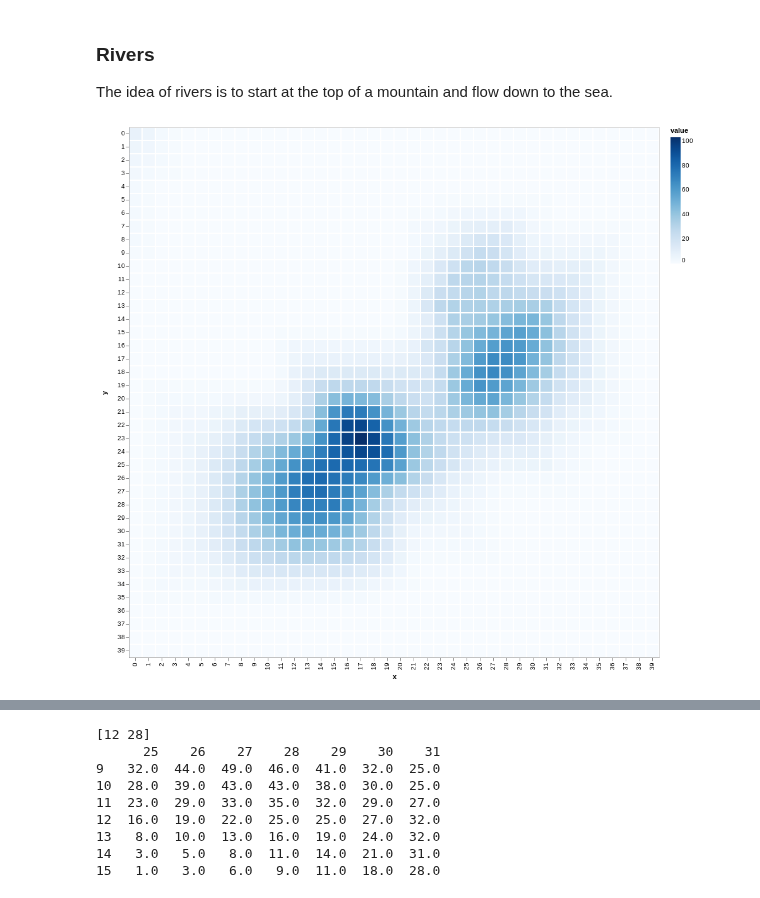
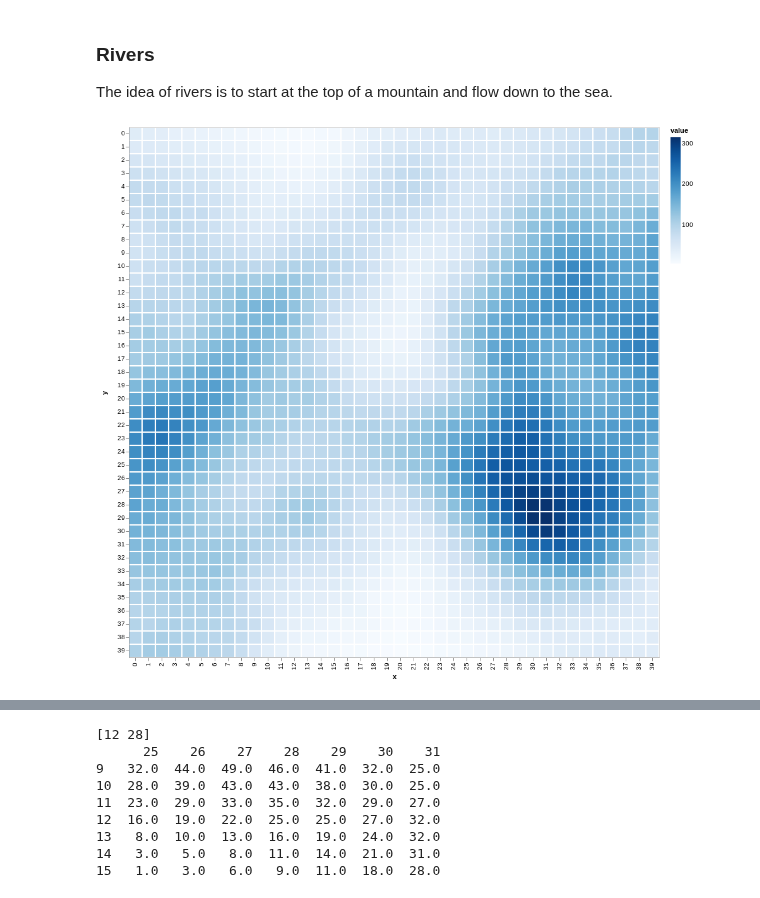
Before and after one commit to BillmanH/dsadventure, a Jupyter notebook: notebooks/1 Mountains_Oceans_and_Rainfall.ipynb, the cells around one changed output, grey strips where cells are left out. Cells and saved outputs as stored; diff of their text form; code cells hidden in the pictures.

```diff
--- a/notebooks/1 Mountains_Oceans_and_Rainfall.ipynb
+++ b/notebooks/1 Mountains_Oceans_and_Rainfall.ipynb
@@ -135,5 +105,0 @@ rainfall = brownian_land(oceanworld,landscape)
-# %%
-### Rivers
-draw.drawRainFall(rainfall)
-# %% [output]
-[figure, removed]
@@ -139,0 +108,4 @@ draw.drawRainFall(rainfall)
+# %%
+draw.drawRainFall(world.grid_rainfall)
+# %% [output]
+[figure, added]
```
Also changed, not shown: parts of 12 cells of this notebook, 3 other files.
